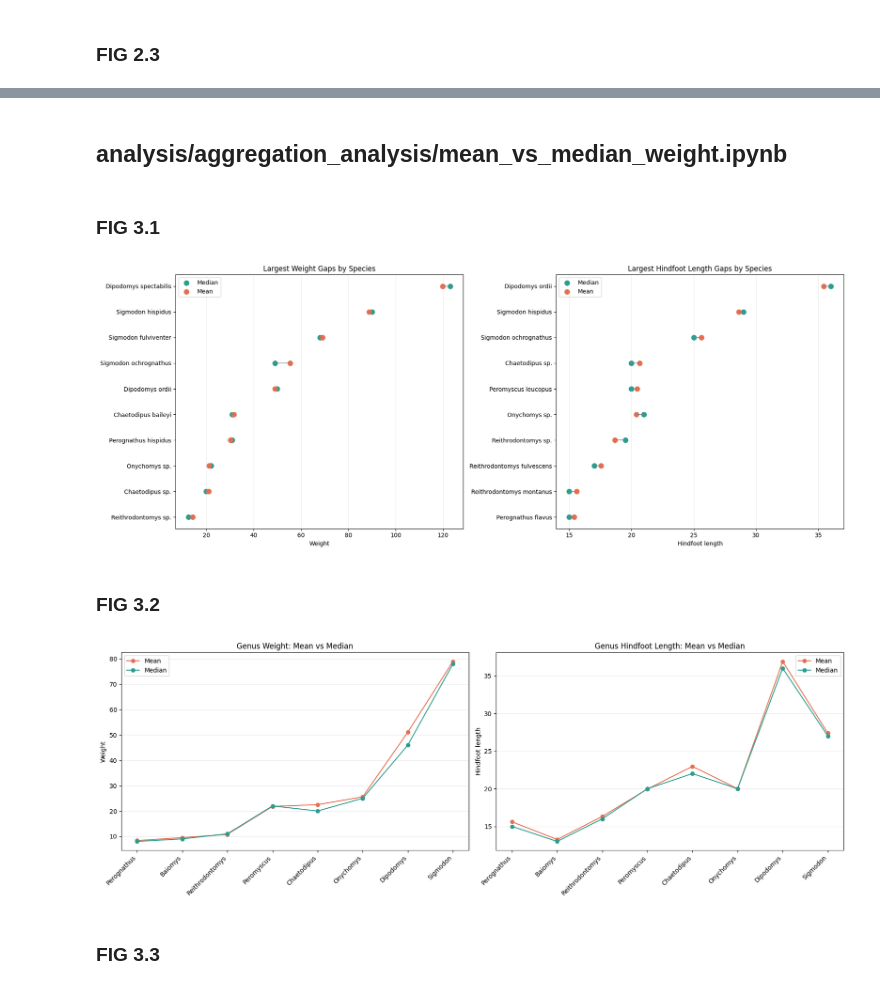
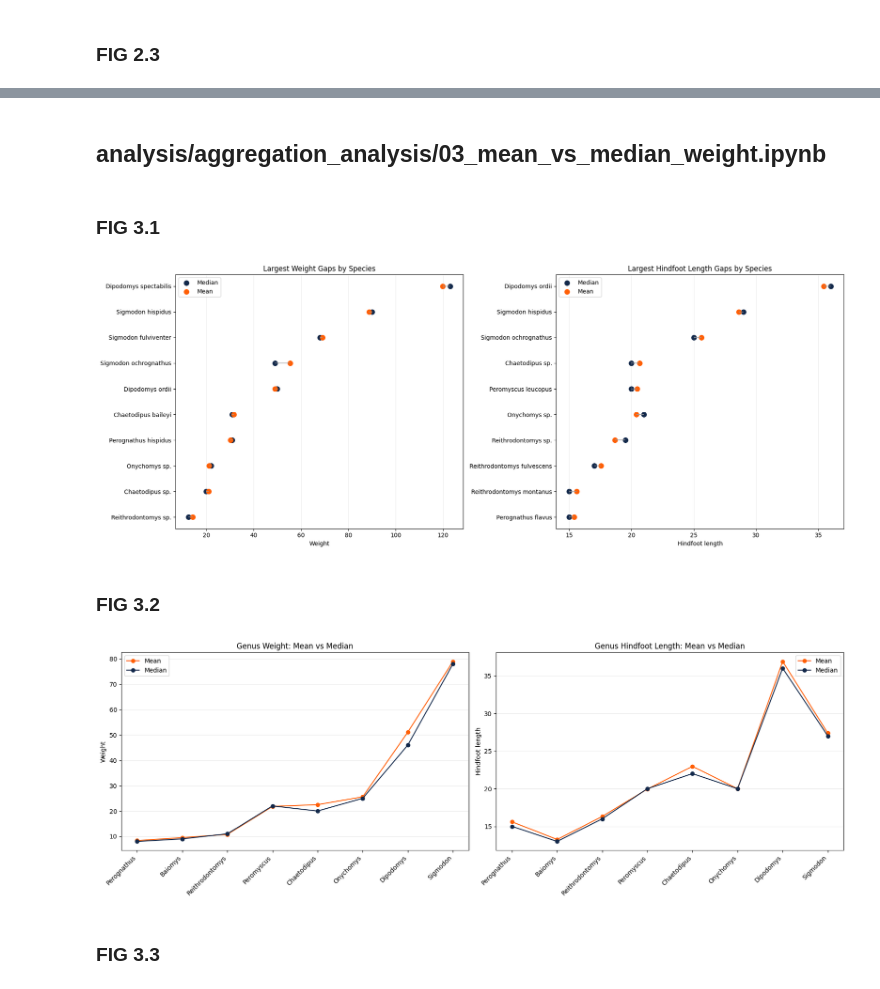
Before and after one commit to cbertrand451/Independent-Study-Data-Aggregation-and-Sampling-Bias, a Jupyter notebook: plots.ipynb, the cells around one changed output, grey strips where cells are left out. Cells and saved outputs as stored; diff of their text form; code cells hidden in the pictures.

```diff
--- a/plots.ipynb
+++ b/plots.ipynb
@@ -421,5 +424,5 @@ plt.show()
 # %% [markdown]
-## analysis/aggregation_analysis/mean_vs_median_weight.ipynb
+## analysis/aggregation_analysis/03_mean_vs_median_weight.ipynb
 # %% [markdown]
 ### FIG 3.1
 # %%
@@ -496,9 +499,9 @@ for ax, plot_df, mean_col, median_col, title, xlabel in [
     labels = plot_df['genus'] + ' ' + plot_df['species_name']
     y_positions = range(len(plot_df))
 
-    ax.hlines(y=y_positions, xmin=plot_df[median_col], xmax=plot_df[mean_col], color='gray', alpha=0.7)
-    ax.scatter(plot_df[median_col], y_positions, label='Median', color='#2a9d8f', s=70)
-    ax.scatter(plot_df[mean_col], y_positions, label='Mean', color='#e76f51', s=70)
+    ax.hlines(y=y_positions, xmin=plot_df[median_col], xmax=plot_df[mean_col], color='#9C9A9D', alpha=0.7)
+    ax.scatter(plot_df[median_col], y_positions, label='Median', color='#13294B', s=70)
+    ax.scatter(plot_df[mean_col], y_positions, label='Mean', color='#FF5F05', s=70)
     ax.set_yticks(y_positions)
     ax.set_yticklabels(labels)
     ax.set_title(title)
@@ -510,7 +513,7 @@ plt.tight_layout()
 fig.savefig(IMAGES_DIR / "fig_3_1.png", dpi=300, bbox_inches="tight")
 plt.show()
 # %% [output]
-[figure, old version]
+[figure, new version]
 # %% [markdown]
 ### FIG 3.2
 # %%
@@ -554,36 +557,36 @@ def summarize_mean_median(data, group_cols):
     )
 
     summary['hindfoot_gap'] = summary['mean_hindfoot_length'] - summary['median_hindfoot_length']
     summary['weight_gap'] = summary['mean_weight'] - summary['median_weight']
     summary['hindfoot_percent_gap'] = summary['hindfoot_gap'] / summary['median_hindfoot_length'] * 100
     summary['weight_percent_gap'] = summary['weight_gap'] / summary['median_weight'] * 100
 
     return summary.round(2)
 
 genus_summary_df = summarize_mean_median(measure_df, ['genus'])
 genus_plot_df = genus_summary_df.sort_values('mean_weight').reset_index(drop=True)
 
 fig, axes = plt.subplots(1, 2, figsize=(17, 6))
 
 for ax, mean_col, median_col, title, ylabel in [
     (axes[0], 'mean_weight', 'median_weight', 'Genus Weight: Mean vs Median', 'Weight'),
     (axes[1], 'mean_hindfoot_length', 'median_hindfoot_length', 'Genus Hindfoot Length: Mean vs Median', 'Hindfoot length'),
 ]:
     x_positions = range(len(genus_plot_df))
-    ax.plot(x_positions, genus_plot_df[mean_col], marker='o', label='Mean', color='#e76f51')
-    ax.plot(x_positions, genus_plot_df[median_col], marker='o', label='Median', color='#2a9d8f')
+    ax.plot(x_positions, genus_plot_df[mean_col], marker='o', label='Mean', color='#FF5F05')
+    ax.plot(x_positions, genus_plot_df[median_col], marker='o', label='Median', color='#13294B')
     ax.set_xticks(x_positions)
     ax.set_xticklabels(genus_plot_df['genus'], rotation=45, ha='right')
     ax.set_title(title)
     ax.set_ylabel(ylabel)
     ax.grid(axis='y', alpha=0.25)
     ax.legend()
 
 plt.tight_layout()
 fig.savefig(IMAGES_DIR / "fig_3_2.png", dpi=300, bbox_inches="tight")
 plt.show()
 # %% [output]
-[figure, old version]
+[figure, new version]
 # %% [markdown]
 ### FIG 3.3
 # %%
```
Also changed, not shown: parts of 27 cells of this notebook.
